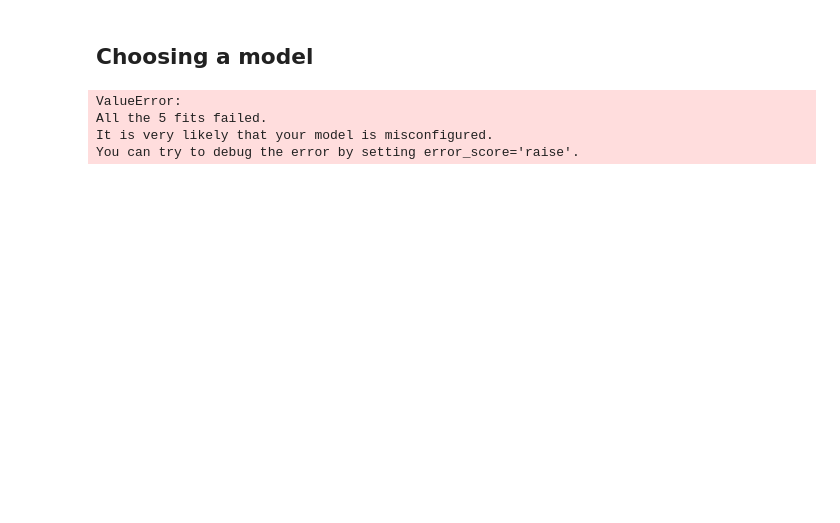
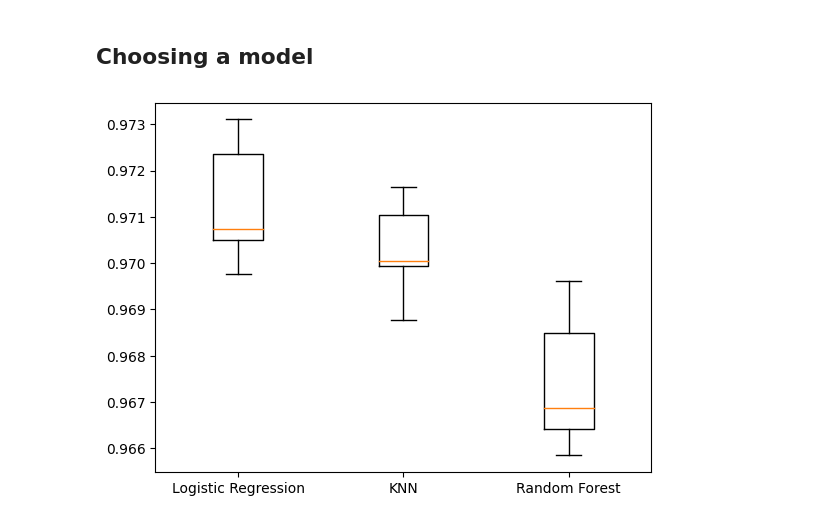
Before and after one commit to Ecological-Complexity-Lab/link_prediction_project, a Jupyter notebook: MLmodel.ipynb, the cells around one changed output. Drawn from its saved outputs; the diff is of its cells as text; code cells hidden in the pictures; blank space fills up the shorter version.

Commit message:
Evaluated 3 different models

```diff
--- a/MLmodel.ipynb
+++ b/MLmodel.ipynb
@@ -72,0 +31,3 @@ dummies.head()
+# %%
+df_mandena_filtered = df_mandena[["asv_ID", "asv_degree", "grid", "season", "mass", "sex", "Link"]]
+df_mandena_filtered.head()
@@ -73,26 +41,35 @@ dummies.head()
+# %%
+
+# Convert "sex" column to numeric
+df_mandena_filtered.loc[:, "sex"] = df_mandena_filtered["sex"].map({"female": 0, "male": 1})
+# # Scale "mass", "asv_degree" columns
+scaler = StandardScaler()
+df_mandena_filtered.loc[:, "mass"] = scaler.fit_transform(df_mandena_filtered[["mass"]])
+df_mandena_filtered.loc[:, "asv_degree"] = scaler.fit_transform(df_mandena_filtered[["asv_degree"]])
+
+# Get dummies for "grid" column
+df_mandena_filtered = pd.get_dummies(df_mandena_filtered, columns=["grid"], dtype="int", drop_first=True)
+
+# TODO: deal with "asv_ID" feature
 # %% [markdown]
 ## Choosing a model
 # %%
+X = df_mandena_filtered.drop(["Link", "asv_ID"], axis=1)
+y = df_mandena_filtered["Link"]
+X_train, X_test, y_train, y_test = train_test_split(X, y, test_size=0.3, random_state=42)
+models = {
+  "Logistic Regression": LogisticRegression(),
+  "KNN": KNeighborsClassifier(),
+  "Random Forest": RandomForestClassifier()
+}
+results = []
 
-# X = df.drop(["reads", "asv_ID", "host_ID", "host_species", "host_p"], axis=1).values
-# y = df["reads"].values
-# X_train, X_test, y_train, y_test = train_test_split(X, y, test_size=0.3, random_state=42)
-# models = {
-#   "Logistic Regression": LogisticRegression(),
-#   "KNN": KNeighborsClassifier(),
-#   "Random Forest": RandomForestClassifier()
-# }
-# results = []
+for model in models.values():
+  kf = KFold(n_splits=5, shuffle=True, random_state=42)
+  cv_results = cross_val_score(model, X_train, y_train, cv=kf)
+  results.append(cv_results)
 
-# for model in models.values():
-#   kf = KFold(n_splits=5, shuffle=True, random_state=42)
-#   cv_results = cross_val_score(model, X_train, y_train, cv=kf)
-#   results.append(cv_results)
-
-# plt.boxplot(results, labels=models.keys())
-# plt.show()
+plt.boxplot(results, labels=models.keys())
+plt.show()
 # %% [output]
-ValueError:
-All the 5 fits failed.
-It is very likely that your model is misconfigured.
-You can try to debug the error by setting error_score='raise'.
+[figure, added]
```
Also changed, not shown: parts of 7 cells of this notebook.
